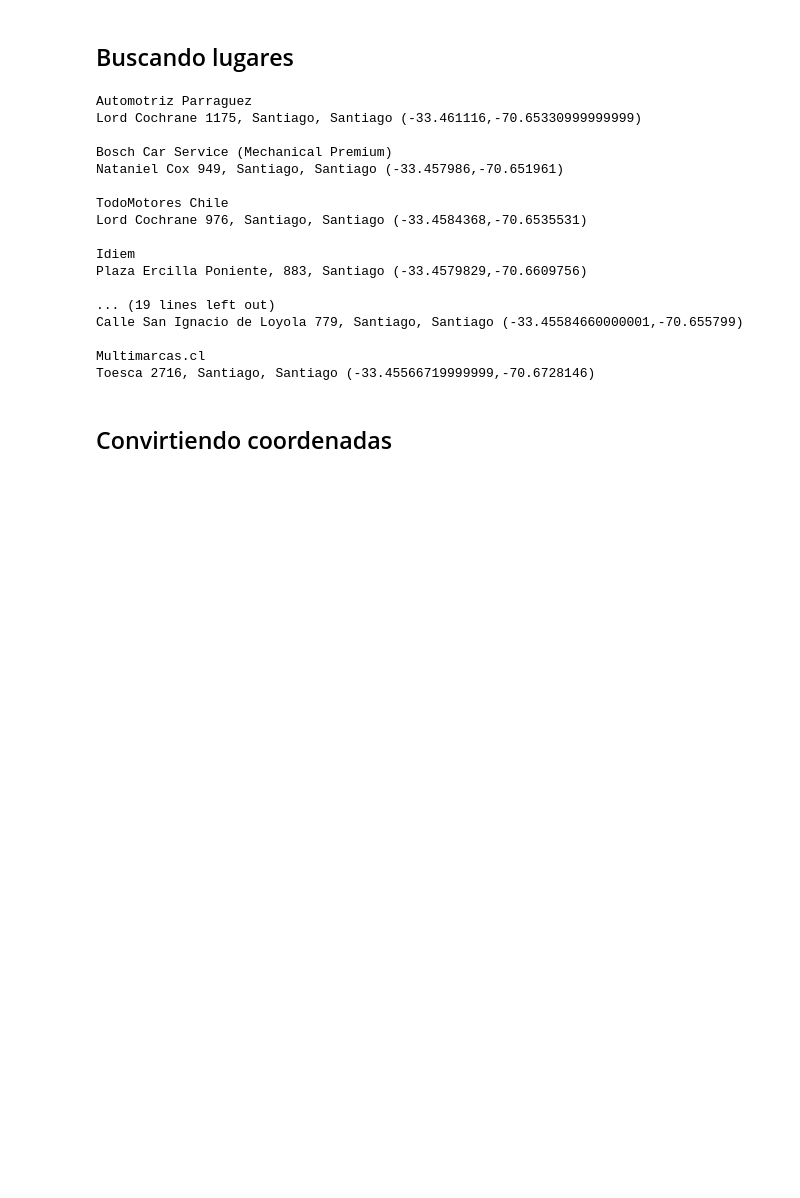
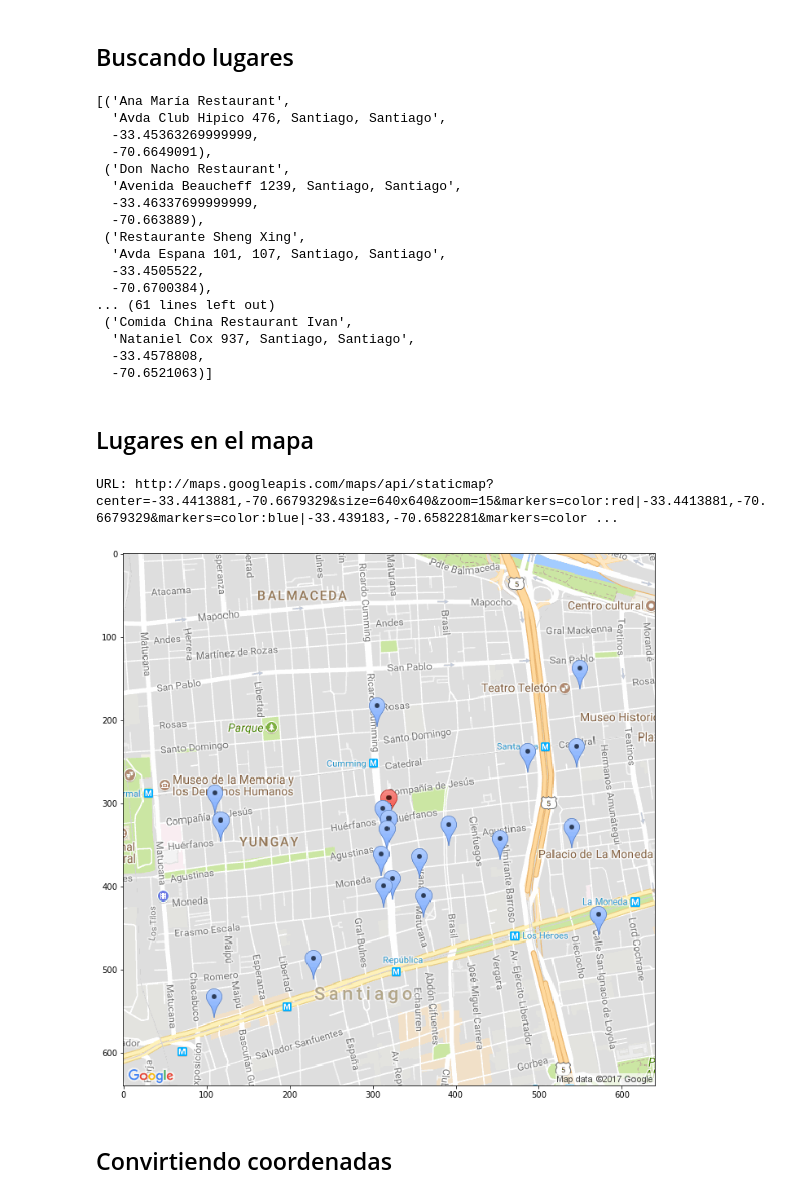
Before and after one commit to gabrieldelaparra/CC5502-2017-1-Proyecto, a Jupyter notebook: Geometria.ipynb, the cells around one changed output. Saved outputs shown, nothing was run; the diff lists cells and outputs as text; code cells hidden in the pictures; blank space fills up the shorter version.

```diff
--- a/Geometria.ipynb
+++ b/Geometria.ipynb
@@ -97,7 +217,7 @@ def searchPlaces(b):
         address = place["vicinity"]
         name = place["name"]
         places.append((name,address,lat,lng))
-        print("{}\n{} ({},{})\n".format(name,address, lat, lng))
+    return places
 
 searchPlacesButton = widgets.Button(description='Find')
 searchPlacesButton.on_click(searchPlaces)
@@ -105,24 +225,40 @@ searchPlaceTextBox = widgets.Textarea(value='Restaurante',
            layout=widgets.Layout(width='99%', height='40px'))
 searchBox=widgets.VBox([searchPlaceTextBox, searchPlacesButton])
 display(searchBox)
+searchPlaces(None)
 # %% [output]
-Automotriz Parraguez
-Lord Cochrane 1175, Santiago, Santiago (-33.461116,-70.65330999999999)
-
-Bosch Car Service (Mechanical Premium)
-Nataniel Cox 949, Santiago, Santiago (-33.457986,-70.651961)
-
-TodoMotores Chile
-Lord Cochrane 976, Santiago, Santiago (-33.4584368,-70.6535531)
-
-Idiem
-Plaza Ercilla Poniente, 883, Santiago (-33.4579829,-70.6609756)
-
-... (19 lines left out)
-Calle San Ignacio de Loyola 779, Santiago, Santiago (-33.45584660000001,-70.655799)
-
-Multimarcas.cl
-Toesca 2716, Santiago, Santiago (-33.45566719999999,-70.6728146)
+[('Ana María Restaurant',
+  'Avda Club Hipico 476, Santiago, Santiago',
+  -33.45363269999999,
+  -70.6649091),
+ ('Don Nacho Restaurant',
+  'Avenida Beaucheff 1239, Santiago, Santiago',
+  -33.46337699999999,
+  -70.663889),
+ ('Restaurante Sheng Xing',
+  'Avda Espana 101, 107, Santiago, Santiago',
+  -33.4505522,
+  -70.6700384),
+... (61 lines left out)
+ ('Comida China Restaurant Ivan',
+  'Nataniel Cox 937, Santiago, Santiago',
+  -33.4578808,
+  -70.6521063)]
+# %% [markdown]
+## Lugares en el mapa
+# %%
+url = "http://maps.googleapis.com/maps/api/staticmap?center={},{}&size=640x640&zoom=15&markers=color:red|{},{}".format(location[1], location[2],location[1], location[2])
+for place in places:
+    url += "&markers=color:blue|{},{}".format(place[2],place[3])
+print("URL:",url)
+buffer = BytesIO(request.urlopen(url).read())
+image = Image.open(buffer)
+fig, ax = plt.subplots()
+ax.imshow(image)
+plt.show()
+# %% [output]
+URL: http://maps.googleapis.com/maps/api/staticmap?center=-33.4413881,-70.6679329&size=640x640&zoom=15&markers=color:red|-33.4413881,-70.6679329&markers=color:blue|-33.439183,-70.6582281&markers=color ...
+[figure, added]
 # %% [markdown]
 ## Convirtiendo coordenadas
 # %%
```
Also changed, not shown: parts of 13 cells of this notebook.
